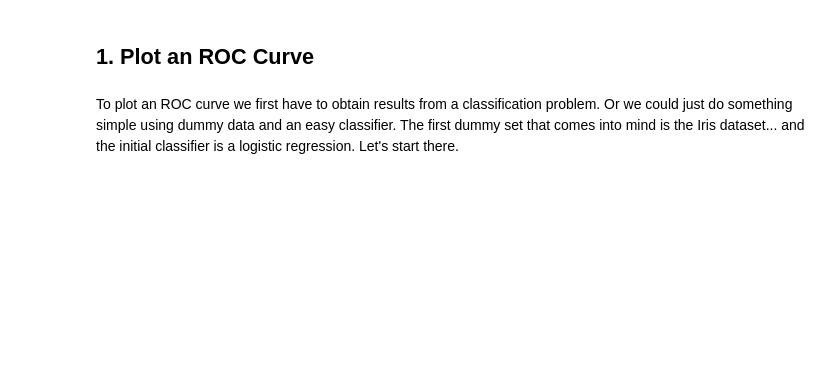
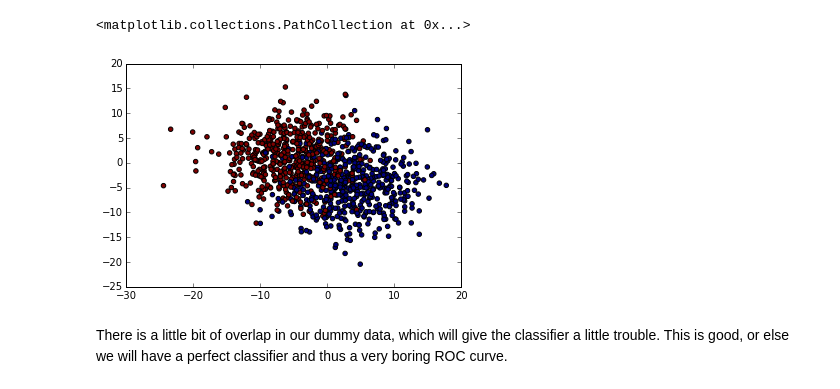
Before and after one commit to jakechen/learning, a Jupyter notebook: exercises/roc_practice.ipynb, the cells around one changed output. Drawn from its saved outputs; the diff is of its cells as text; code cells hidden in the pictures; blank space fills up the shorter version.

Commit message:
switched iris for make_blobs

```diff
--- a/exercises/roc_practice.ipynb
+++ b/exercises/roc_practice.ipynb
@@ -9,4 +16,0 @@ Tasks:
-# %% [markdown]
-## 1. Plot an ROC Curve
-# %% [markdown]
-To plot an ROC curve we first have to obtain results from a classification problem. Or we could just do something simple using dummy data and an easy classifier. The first dummy set that comes into mind is the Iris dataset... and the initial classifier is a logistic regression. Let's start there.
@@ -26,0 +17,15 @@ test_y = iris['target'][mask[100:]]
+# %%
+# import the dataset
+from sklearn.datasets import make_blobs
+X, y = make_blobs(n_samples=1000, cluster_std=5, centers=2, random_state=123)
+# %%
+# view the dataset
+x1 = [i[0] for i in X]
+x2 = [i[1] for i in X]
+
+plt.scatter(x1, x2, c=y)
+# %% [output]
+<matplotlib.collections.PathCollection at 0x...>
+[figure, added]
+# %% [markdown]
+There is a little bit of overlap in our dummy data, which will give the classifier a little trouble. This is good, or else we will have a perfect classifier and thus a very boring ROC curve.
```
Also changed, not shown: parts of 16 cells of this notebook.
